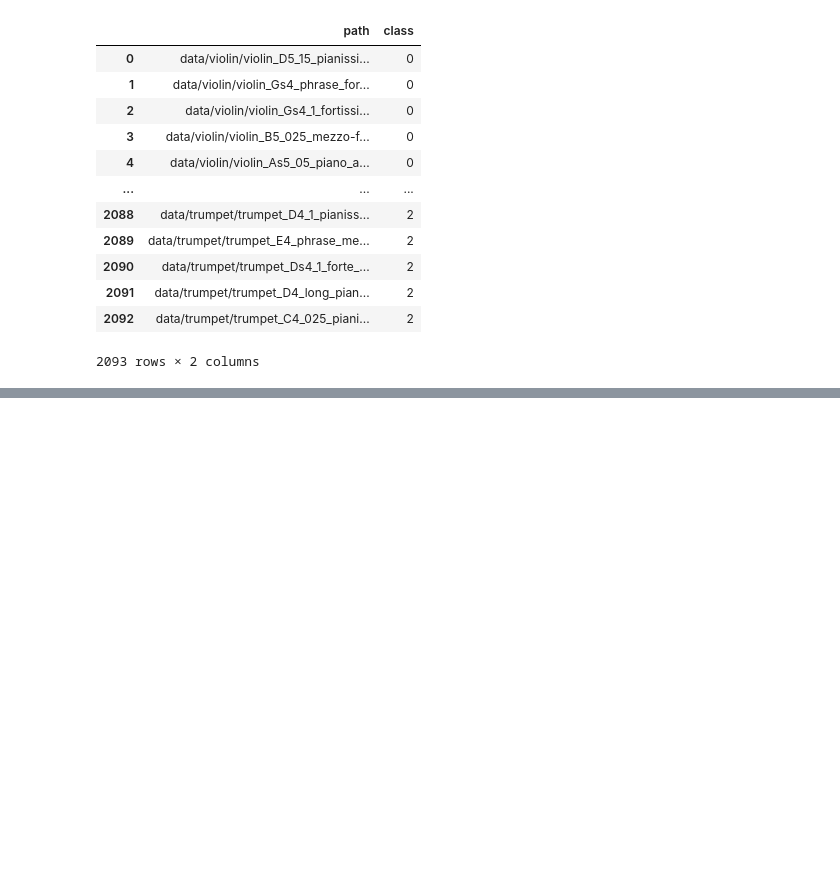
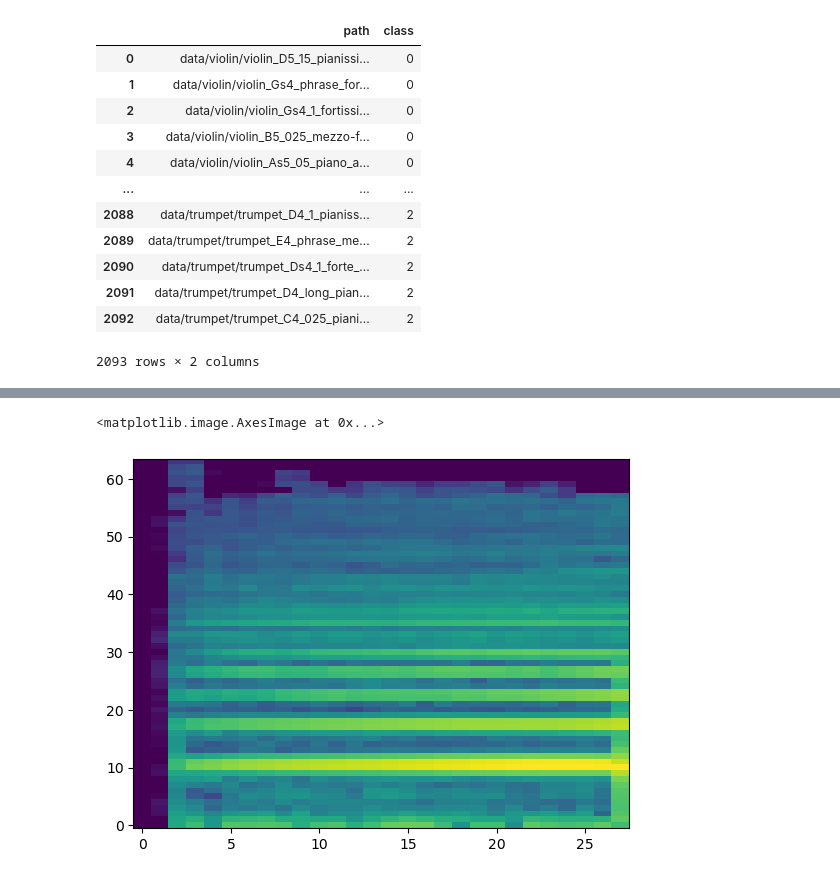
Before and after one commit to spacekaila/dsfp-s19-hack, a Jupyter notebook: audio_deep_learning.ipynb, the cells around one changed output, grey strips where cells are left out. Cells and saved outputs as stored; diff of their text form; code cells hidden in the pictures; blank space fills up the shorter version.

```diff
--- a/audio_deep_learning.ipynb
+++ b/audio_deep_learning.ipynb
@@ -39,0 +88,12 @@ meta
+# %%
+def spectrogram(wf,sr,n_mels=64, n_fft=1024, hop_len=None):
+    top_db = 80
+
+    # spec has shape [channel, n_mels, time], where channel is mono, stereo etc
+    spec = transforms.MelSpectrogram(sr, n_fft=n_fft, hop_length=hop_len, n_mels=n_mels)(wf)
+
+    # Convert to decibels
+    spec = transforms.AmplitudeToDB(top_db=top_db)(spec)
+    return (spec)
+# %%
+test = spectrogram(waveforms_trimmed[0],sample_rates[0])
@@ -39,0 +114,7 @@ meta
+# %%
+fig, ax = plt.subplots(1,1)
+
+ax.imshow(test[0],aspect='auto',origin='lower',interpolation='nearest')
+# %% [output]
+<matplotlib.image.AxesImage at 0x...>
+[figure, added]
```
Also changed, not shown: parts of 29 cells of this notebook.
